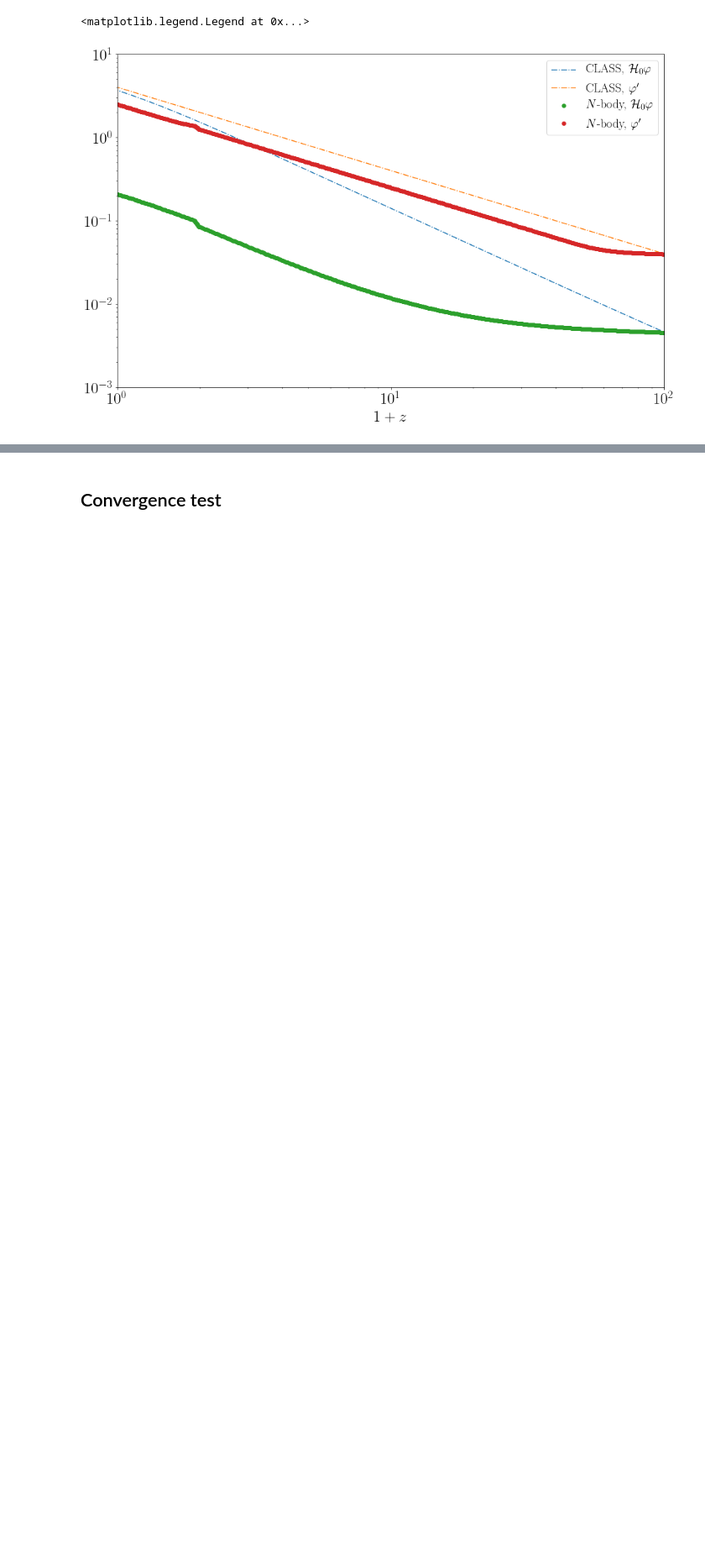
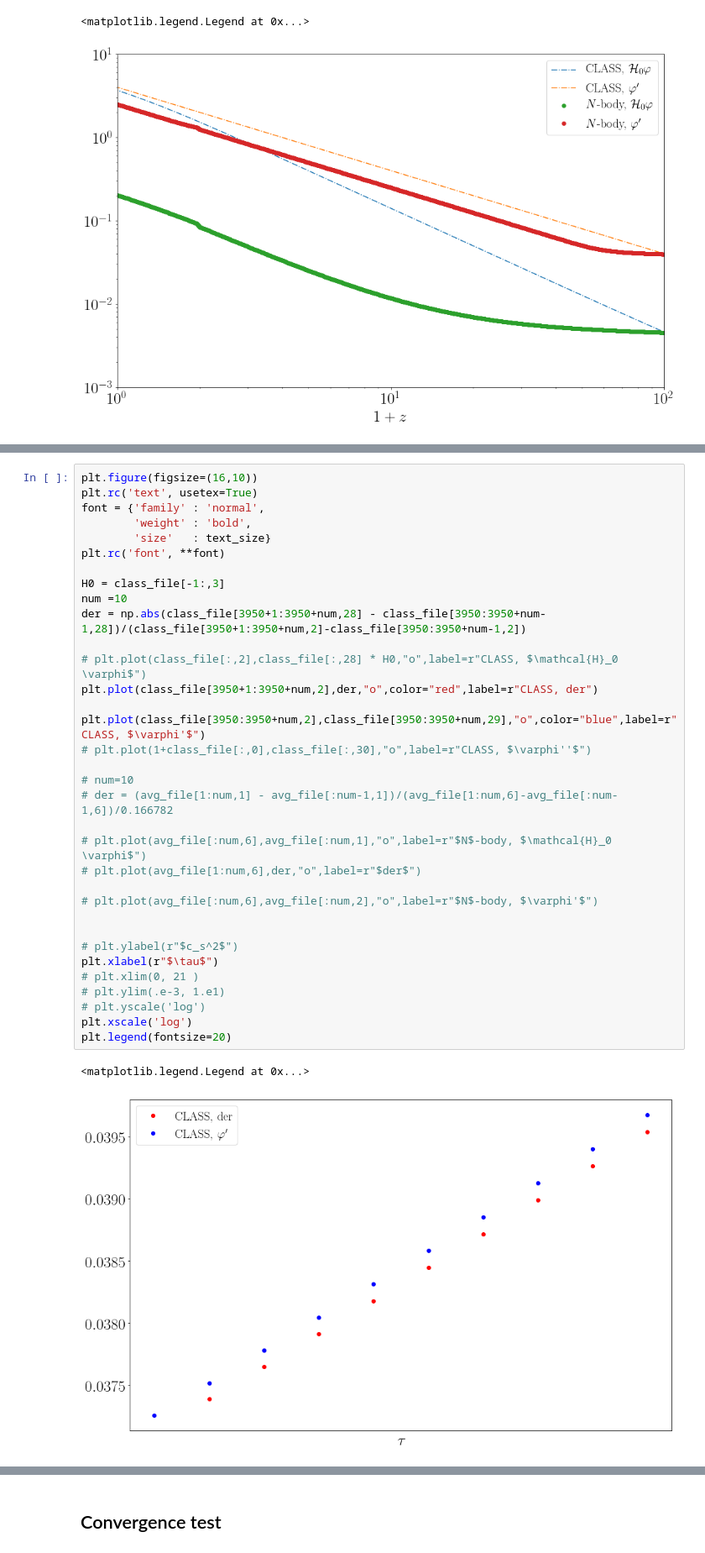
Before and after one commit to FarbodHassani/k-evolution_devel, a Jupyter notebook: Notebooks/kevolutoin_vs_hiclass.ipynb, the cells around one changed output, grey strips where cells are left out. Shown at 84% size. Saved outputs shown, nothing was run; the diff lists cells and outputs as text; blank space fills up the shorter version.

```diff
--- a/Notebooks/kevolutoin_vs_hiclass.ipynb
+++ b/Notebooks/kevolutoin_vs_hiclass.ipynb
@@ -150,0 +183,37 @@ plt.legend(fontsize=20)
+# %%
+plt.figure(figsize=(16,10))
+plt.rc('text', usetex=True)
+font = {'family' : 'normal',
+        'weight' : 'bold',
+        'size'   : text_size}
+plt.rc('font', **font)
+
+H0 = class_file[-1:,3]
+num =10
+der = np.abs(class_file[3950+1:3950+num,28] - class_file[3950:3950+num-1,28])/(class_file[3950+1:3950+num,2]-class_file[3950:3950+num-1,2])
+
+# plt.plot(class_file[:,2],class_file[:,28] * H0,"o",label=r"CLASS, $\mathcal{H}_0 \varphi$")
+plt.plot(class_file[3950+1:3950+num,2],der,"o",color="red",label=r"CLASS, der")
+
+plt.plot(class_file[3950:3950+num,2],class_file[3950:3950+num,29],"o",color="blue",label=r"CLASS, $\varphi'$")
+# plt.plot(1+class_file[:,0],class_file[:,30],"o",label=r"CLASS, $\varphi''$")
+
+# num=10
+# der = (avg_file[1:num,1] - avg_file[:num-1,1])/(avg_file[1:num,6]-avg_file[:num-1,6])/0.166782
+
+# plt.plot(avg_file[:num,6],avg_file[:num,1],"o",label=r"$N$-body, $\mathcal{H}_0 \varphi$")
+# plt.plot(avg_file[1:num,6],der,"o",label=r"$der$")
+
+# plt.plot(avg_file[:num,6],avg_file[:num,2],"o",label=r"$N$-body, $\varphi'$")
+
+
+# plt.ylabel(r"$c_s^2$")
+plt.xlabel(r"$\tau$")
+# plt.xlim(0, 21 )
+# plt.ylim(.e-3, 1.e1)
+# plt.yscale('log')
+plt.xscale('log')
+plt.legend(fontsize=20)
+# %% [output]
+<matplotlib.legend.Legend at 0x...>
+[figure, added]
```
Also changed, not shown: parts of 11 cells of this notebook, 2 other files.
